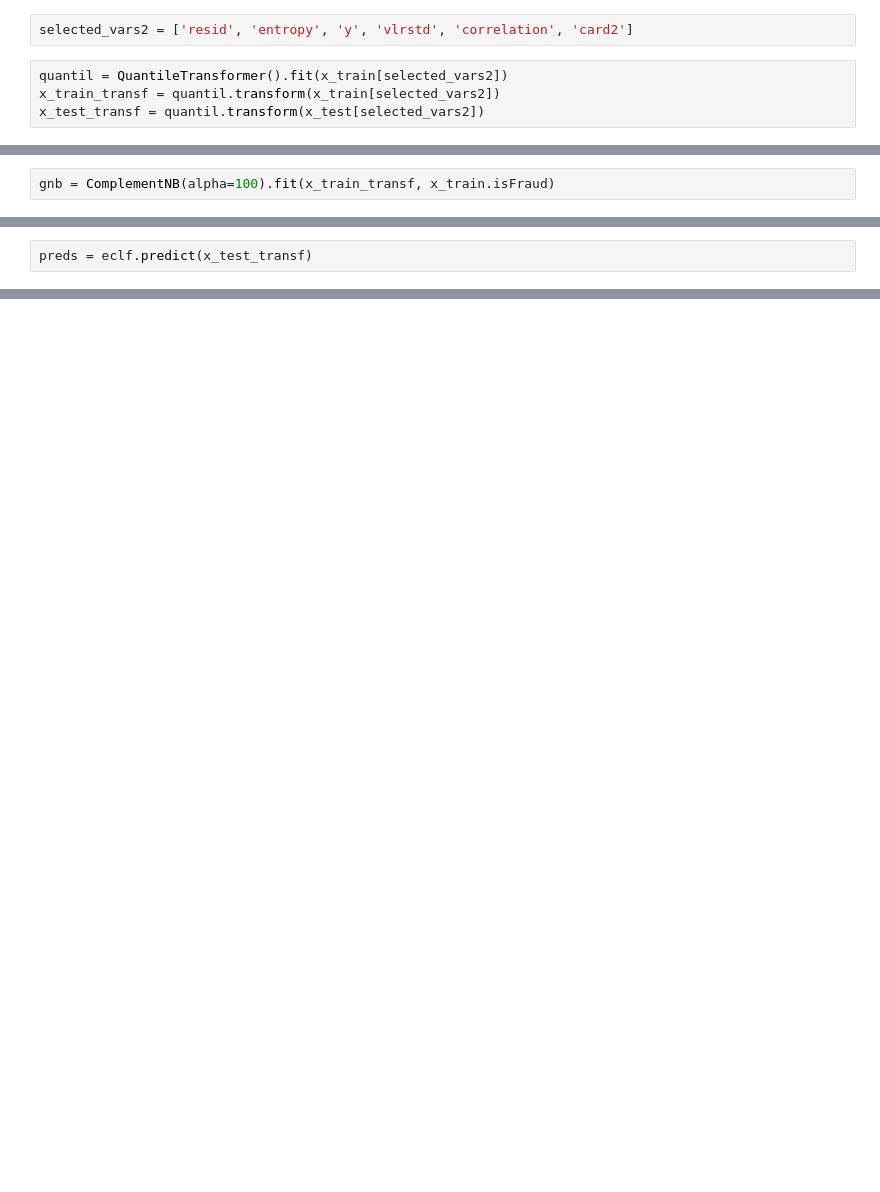
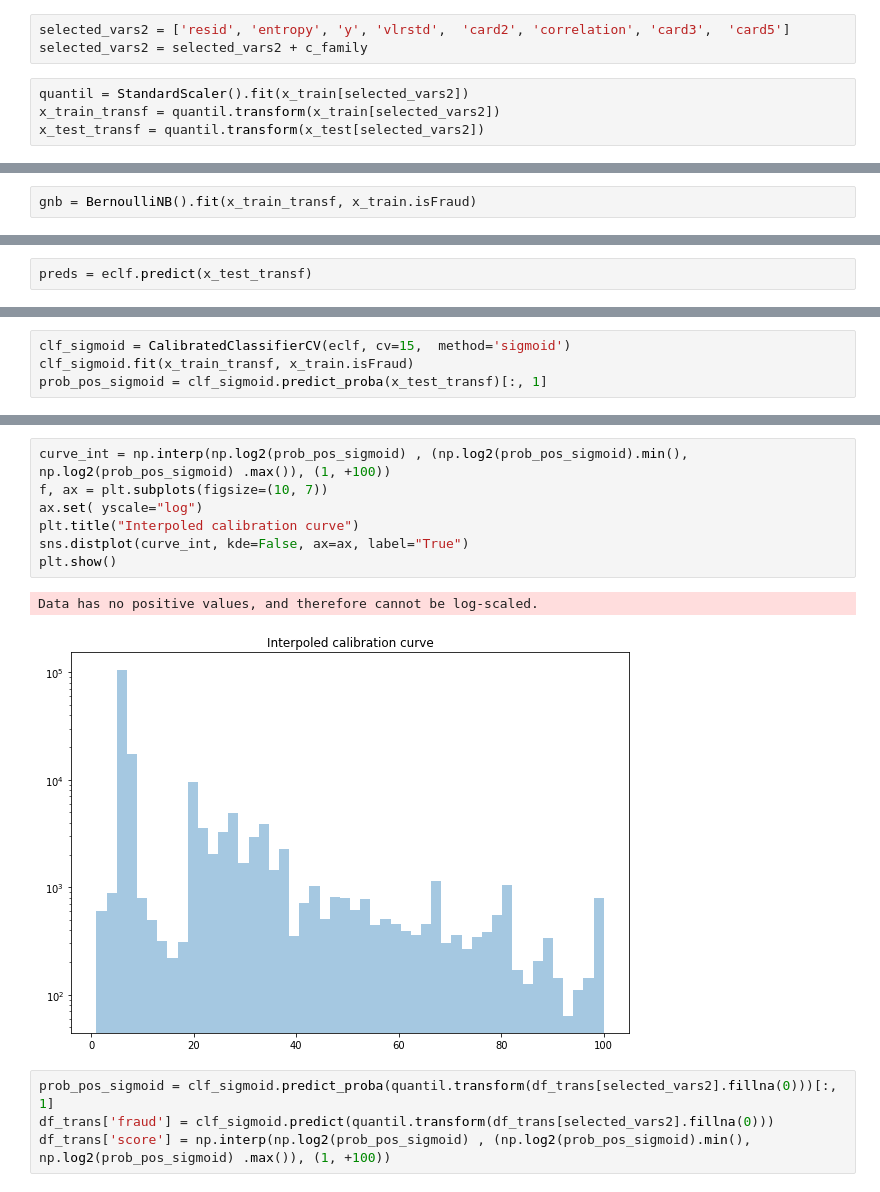
Before and after one commit to theclanks/machine_learning, a Jupyter notebook: Sec1 - Credit Card Fraud Detection.ipynb, the cells around one changed output, grey strips where cells are left out. Saved outputs shown, nothing was run; the diff lists cells and outputs as text; blank space fills up the shorter version.

```diff
--- a/Sec1 - Credit Card Fraud Detection.ipynb
+++ b/Sec1 - Credit Card Fraud Detection.ipynb
@@ -403,7 +390,8 @@ from sklearn.preprocessing import StandardScaler, QuantileTransformer, RobustSca
 # %%
-selected_vars2 = ['resid', 'entropy', 'y', 'vlrstd', 'correlation', 'card2']
+selected_vars2 = ['resid', 'entropy', 'y', 'vlrstd',  'card2', 'correlation', 'card3',  'card5']
+selected_vars2 = selected_vars2 + c_family
 # %%
-quantil = QuantileTransformer().fit(x_train[selected_vars2])
+quantil = StandardScaler().fit(x_train[selected_vars2])
 x_train_transf = quantil.transform(x_train[selected_vars2])
 x_test_transf = quantil.transform(x_test[selected_vars2])
 # %%
@@ -435,5 +423,5 @@ from sklearn.naive_bayes import GaussianNB, ComplementNB
 # %%
-gnb = ComplementNB(alpha=100).fit(x_train_transf, x_train.isFraud)
+gnb = BernoulliNB().fit(x_train_transf, x_train.isFraud)
 # %%
 preds = gnb.predict(x_test_transf)
 print(metrics.classification_report(x_test.isFraud, preds))
@@ -536,0 +539,4 @@ print(metrics.accuracy_score(x_test.isFraud, preds))
+# %%
+clf_sigmoid = CalibratedClassifierCV(eclf, cv=15,  method='sigmoid')
+clf_sigmoid.fit(x_train_transf, x_train.isFraud)
+prob_pos_sigmoid = clf_sigmoid.predict_proba(x_test_transf)[:, 1]
@@ -536,0 +561,14 @@ print(metrics.accuracy_score(x_test.isFraud, preds))
+# %%
+curve_int = np.interp(np.log2(prob_pos_sigmoid) , (np.log2(prob_pos_sigmoid).min(), np.log2(prob_pos_sigmoid) .max()), (1, +100))
+f, ax = plt.subplots(figsize=(10, 7))
+ax.set( yscale="log")
+plt.title("Interpoled calibration curve")
+sns.distplot(curve_int, kde=False, ax=ax, label="True")
+plt.show()
+# %% [output]
+Data has no positive values, and therefore cannot be log-scaled.
+[figure, added]
+# %%
+prob_pos_sigmoid = clf_sigmoid.predict_proba(quantil.transform(df_trans[selected_vars2].fillna(0)))[:, 1]
+df_trans['fraud'] = clf_sigmoid.predict(quantil.transform(df_trans[selected_vars2].fillna(0)))
+df_trans['score'] = np.interp(np.log2(prob_pos_sigmoid) , (np.log2(prob_pos_sigmoid).min(), np.log2(prob_pos_sigmoid) .max()), (1, +100))
```
Also changed, not shown: parts of 41 cells of this notebook.
